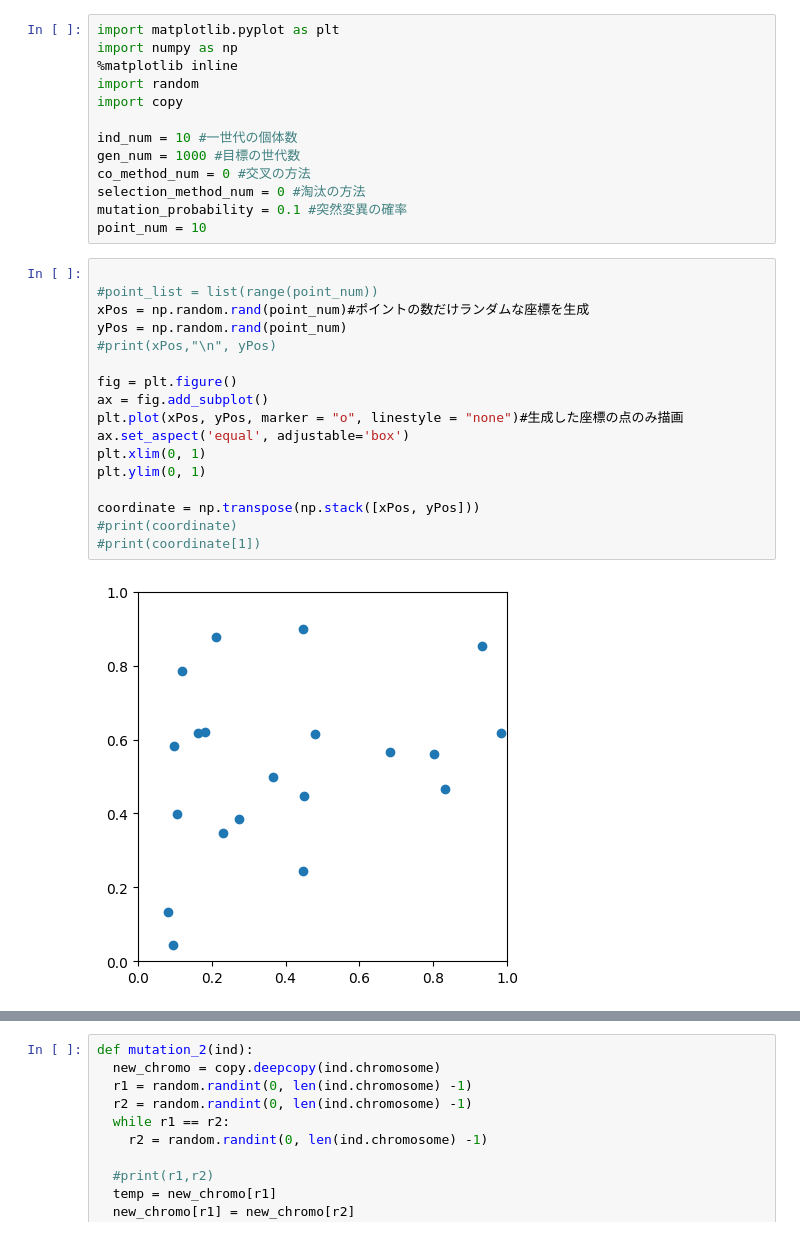
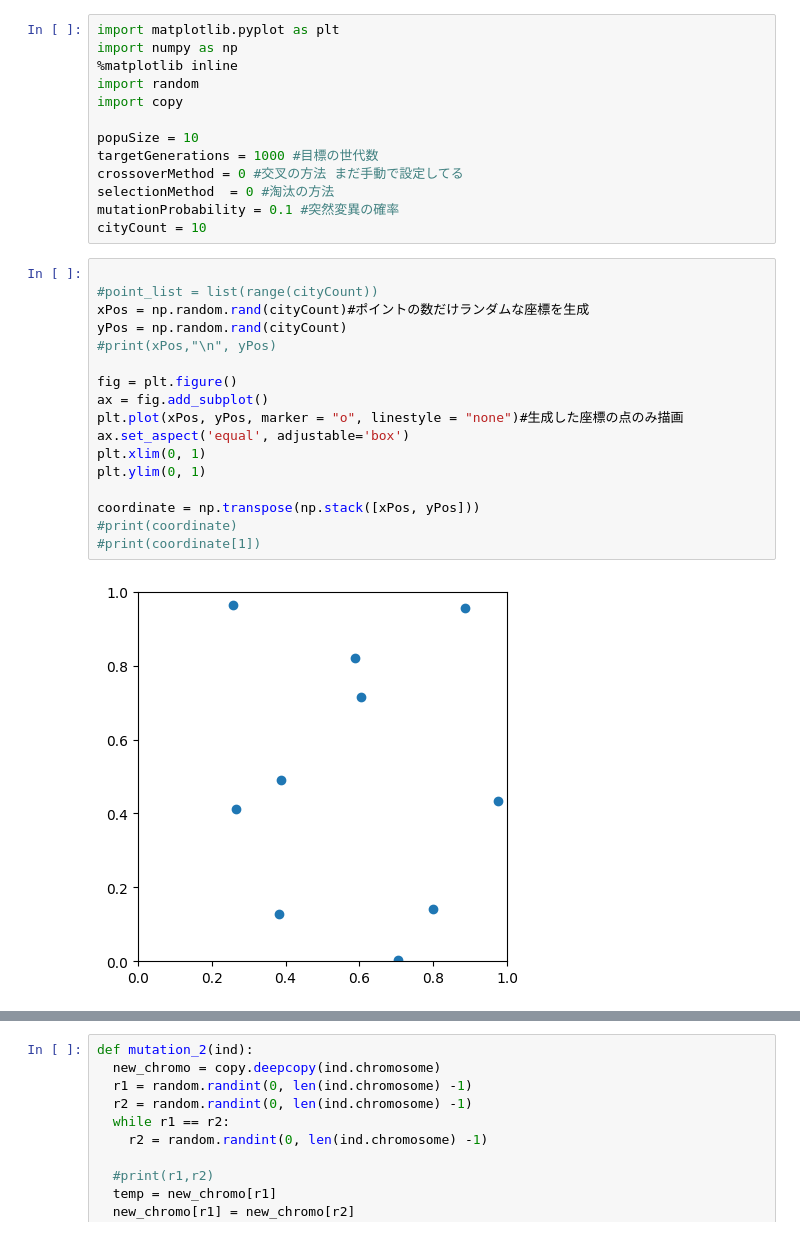
Before and after one commit to yanagawa-403/GA_TSP, a Jupyter notebook: Wspace.ipynb, the cells around one changed output, grey strips where cells are left out. Cells and saved outputs as stored; diff of their text form.

```diff
--- a/Wspace.ipynb
+++ b/Wspace.ipynb
@@ -5,31 +5,31 @@ import numpy as np
 import random
 import copy
 
-ind_num = 10 #一世代の個体数
-gen_num = 1000 #目標の世代数
-co_method_num = 0 #交叉の方法
-selection_method_num = 0 #淘汰の方法
-mutation_probability = 0.1 #突然変異の確率
-point_num = 10
+popuSize = 10
+targetGenerations = 1000 #目標の世代数
+crossoverMethod = 0 #交叉の方法 まだ手動で設定してる
+selectionMethod  = 0 #淘汰の方法
+mutationProbability = 0.1 #突然変異の確率
+cityCount = 10
 # %%
 
-#point_list = list(range(point_num))
-xPos = np.random.rand(point_num)#ポイントの数だけランダムな座標を生成
-yPos = np.random.rand(point_num)
+#point_list = list(range(cityCount))
+xPos = np.random.rand(cityCount)#ポイントの数だけランダムな座標を生成
+yPos = np.random.rand(cityCount)
 #print(xPos,"\n", yPos)
 
 fig = plt.figure()
 ax = fig.add_subplot()
 plt.plot(xPos, yPos, marker = "o", linestyle = "none")#生成した座標の点のみ描画
 ax.set_aspect('equal', adjustable='box')
 plt.xlim(0, 1)
 plt.ylim(0, 1)
 
 coordinate = np.transpose(np.stack([xPos, yPos]))
 #print(coordinate)
 #print(coordinate[1])
 # %% [output]
-[figure, old version]
+[figure, new version]
 # %%
 class Individual:
   coordinate = 0
```
Also changed, not shown: parts of 8 cells of this notebook.
